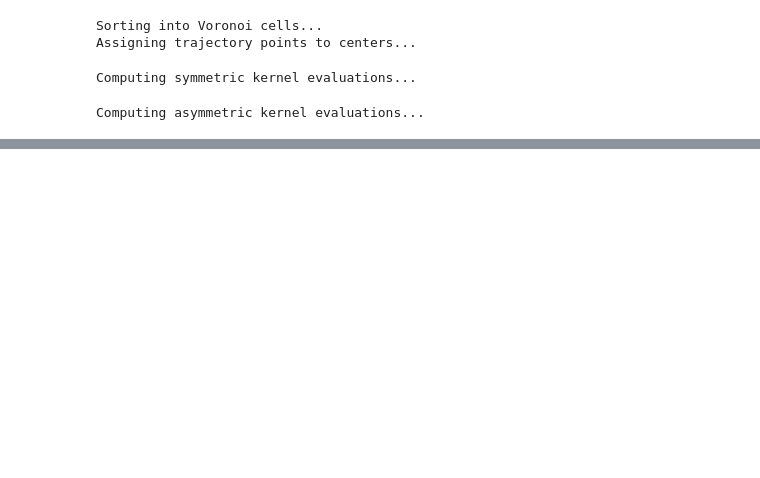
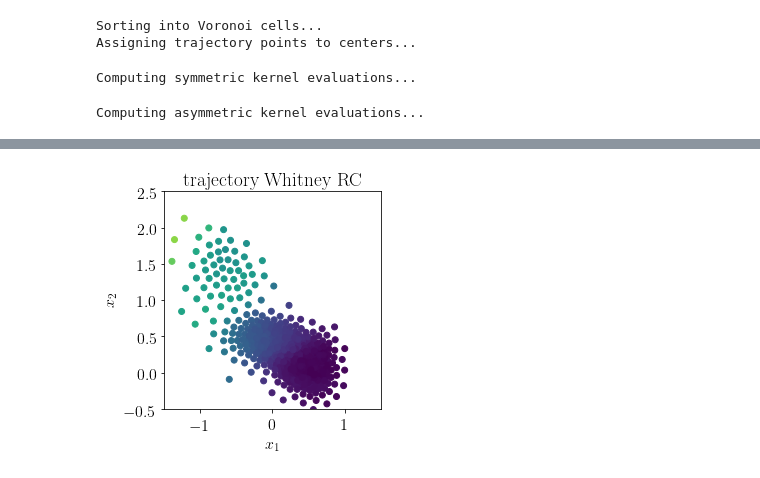
Before and after one commit to abittracher/PyTMRC, a Jupyter notebook: demos/muellerbrown/tm_analysis.ipynb, the cells around one changed output, grey strips where cells are left out. Cells and saved outputs as stored; diff of their text form; code cells hidden in the pictures; blank space fills up the shorter version.

```diff
--- a/demos/muellerbrown/tm_analysis.ipynb
+++ b/demos/muellerbrown/tm_analysis.ipynb
@@ -170,0 +183,18 @@ trajTM.rc
+# %%
+fig = plt.figure()
+ax = fig.add_subplot(111)
+
+# visualize RC
+transformed = embTrajTM.predict(n_components=2)
+plt.scatter(xkmeans[:,0],xkmeans[:,1],c=transformed[:, 1])
+plt.gca().set_aspect('equal', adjustable='box')
+
+ax.set_xlim(-1.5,1.5)
+ax.set_ylim(-0.5,2.5)
+
+ax.set_title(r'trajectory Whitney RC')
+ax.set_xlabel(r'$x_1$')
+ax.set_ylabel(r'$x_2$')
+plt.show()
+# %% [output]
+[figure, added]
```
Also changed, not shown: parts of 8 cells of this notebook, 1 other file.
